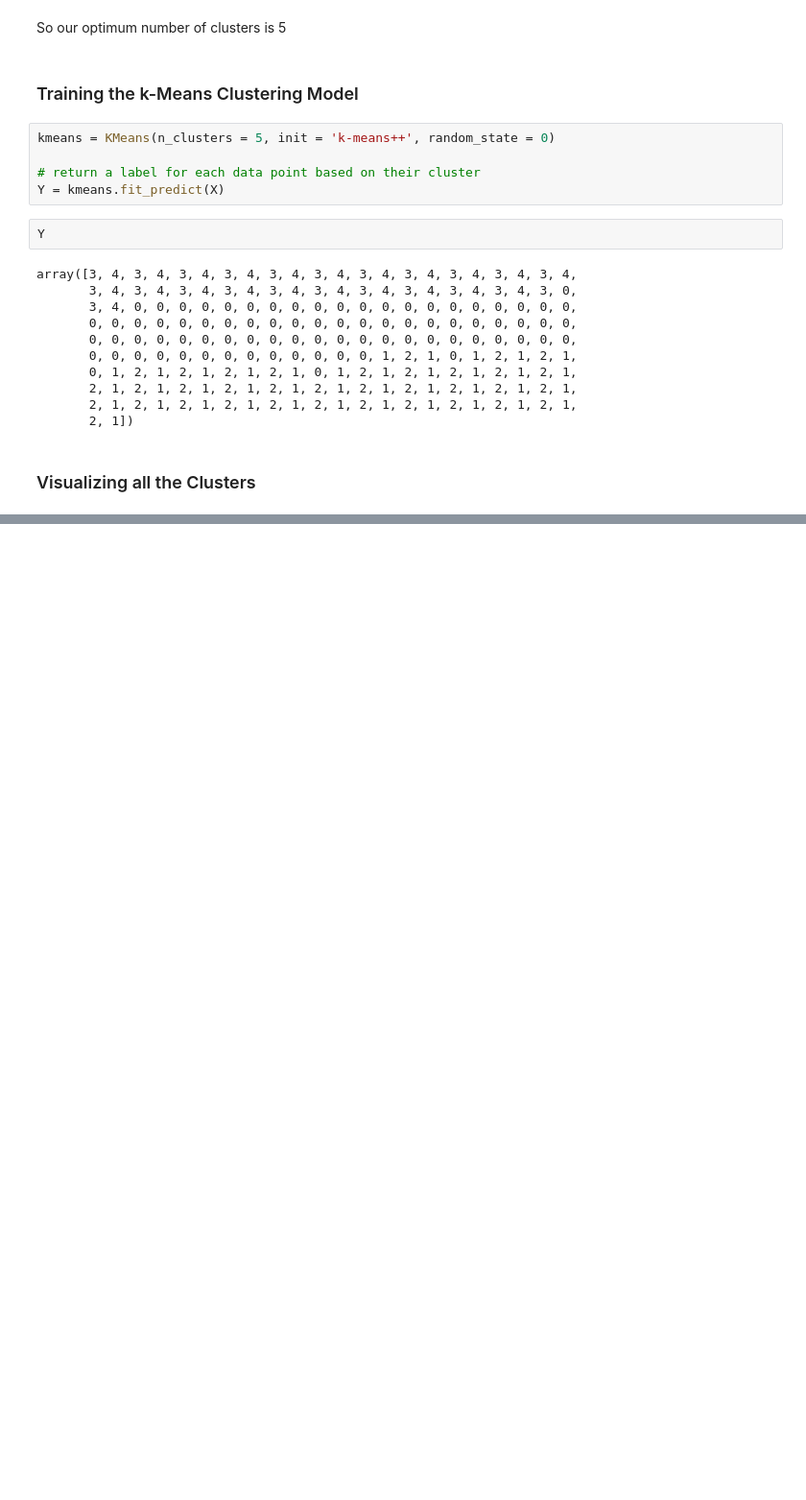
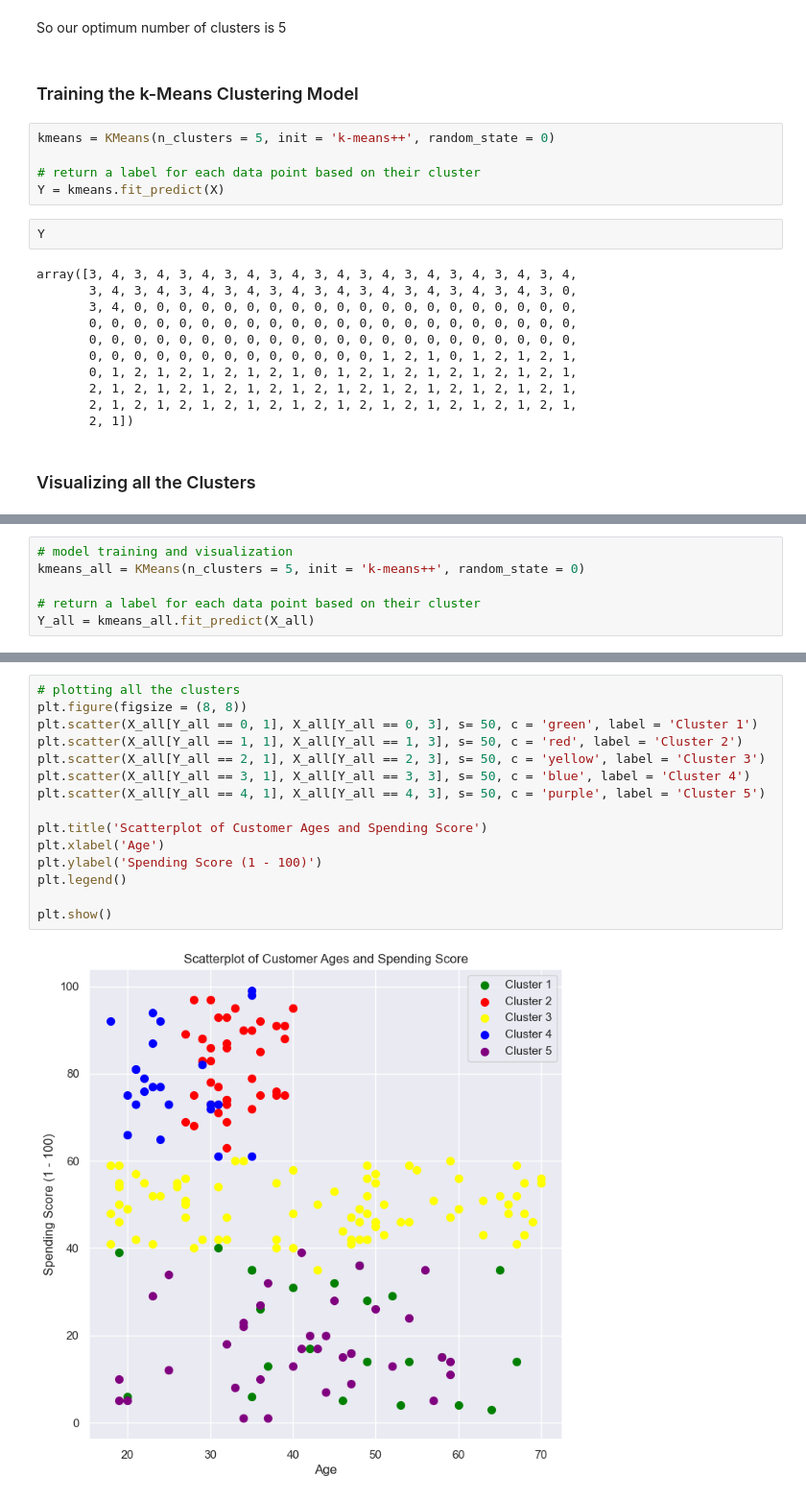
Before and after one commit to xinyuezhang95/DSProjects, a Jupyter notebook: Clustering_Projects/Customer Segmentation using K-Means Clustering.ipynb, the cells around one changed output, grey strips where cells are left out. Shown: that part at 96% size. Drawn from its saved outputs; the diff is of its cells as text; blank space fills up the shorter version.

```diff
--- a/Clustering_Projects/Customer Segmentation using K-Means Clustering.ipynb
+++ b/Clustering_Projects/Customer Segmentation using K-Means Clustering.ipynb
@@ -162,0 +227,6 @@ We can make business decisions and lead more targeted marketing campaigns based
+# %%
+# model training and visualization
+kmeans_all = KMeans(n_clusters = 5, init = 'k-means++', random_state = 0)
+
+# return a label for each data point based on their cluster
+Y_all = kmeans_all.fit_predict(X_all)
@@ -162,0 +302,17 @@ We can make business decisions and lead more targeted marketing campaigns based
+# %%
+# plotting all the clusters
+plt.figure(figsize = (8, 8))
+plt.scatter(X_all[Y_all == 0, 1], X_all[Y_all == 0, 3], s= 50, c = 'green', label = 'Cluster 1')
+plt.scatter(X_all[Y_all == 1, 1], X_all[Y_all == 1, 3], s= 50, c = 'red', label = 'Cluster 2')
+plt.scatter(X_all[Y_all == 2, 1], X_all[Y_all == 2, 3], s= 50, c = 'yellow', label = 'Cluster 3')
+plt.scatter(X_all[Y_all == 3, 1], X_all[Y_all == 3, 3], s= 50, c = 'blue', label = 'Cluster 4')
+plt.scatter(X_all[Y_all == 4, 1], X_all[Y_all == 4, 3], s= 50, c = 'purple', label = 'Cluster 5')
+
+plt.title('Scatterplot of Customer Ages and Spending Score')
+plt.xlabel('Age')
+plt.ylabel('Spending Score (1 - 100)')
+plt.legend()
+
+plt.show()
+# %% [output]
+[figure, added]
```
Also changed, not shown: parts of 23 cells of this notebook.
